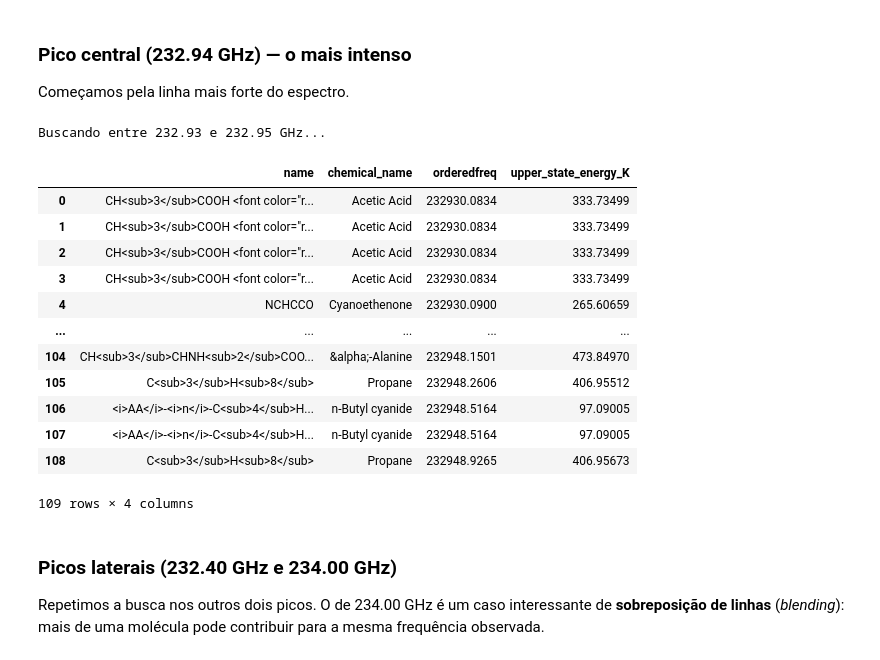
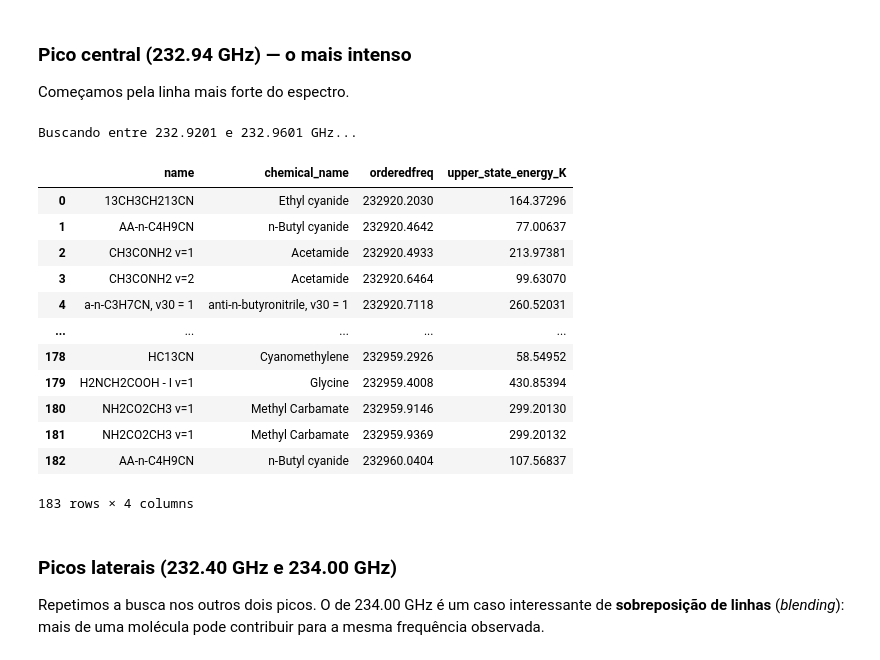
Before and after one commit to rrf-astro/Astroquimica_nebulosa_Orion, a Jupyter notebook: Espectro_OMC-1.ipynb, the cells around one changed output. Cells and saved outputs as stored; diff of their text form; code cells hidden in the pictures.

```diff
--- a/Espectro_OMC-1.ipynb
+++ b/Espectro_OMC-1.ipynb
@@ -236,7 +224,8 @@ mais intenso — a nossa **"Região 5"**.
 > vazios marcados como `NaN` nas bordas; essas funções os ignoram.
 # %%
 # Mapa de intensidade maxima: "achata" o eixo espectral (axis=0).
-mapa_max = np.nanmax(cubo, axis=0)
+with np.errstate(all="ignore"):          # bordas do cubo são todas-NaN; ignoramos o aviso
+    mapa_max = np.nanmax(np.where(np.isfinite(cubo), cubo, np.nan), axis=0)
 
 # Coordenadas (y, x) do pixel mais brilhante de todo o cubo.
 y_pico, x_pico = np.unravel_index(np.nanargmax(mapa_max), mapa_max.shape)
@@ -256,10 +274,24 @@ Geramos a figura de dois painéis usada no artigo: à esquerda o mapa da nuvem c
 de pico destacado; à direita o espectro extraído nesse ponto. A figura é salva em
 `figuras/fig3_mapa_espectro.png`.
 # %%
+from matplotlib.colors import LogNorm
+
+FREQ_MIN, FREQ_MAX = freq_ghz.min(), freq_ghz.max()
+MARGEM_X = 0.01 * (FREQ_MAX - FREQ_MIN)
+
 fig, (ax1, ax2) = plt.subplots(1, 2, figsize=(14, 5))
 
-# --- Painel esquerdo: mapa espacial ---
-im = ax1.imshow(mapa_max, origin="lower", cmap="inferno")
+# --- Painel esquerdo: recorte ao redor da fonte, escala logarítmica ---
+margem = 40
+y0, y1 = max(0, y_pico - margem), min(mapa_max.shape[0], y_pico + margem)
+x0, x1 = max(0, x_pico - margem), min(mapa_max.shape[1], x_pico + margem)
+recorte = mapa_max[y0:y1, x0:x1]
+vmin = np.nanpercentile(recorte[recorte > 0], 5)
+vmax = np.nanmax(recorte)
+
+im = ax1.imshow(recorte, origin="lower", cmap="inferno",
+                norm=LogNorm(vmin=max(vmin, 1e-3), vmax=vmax),
+                extent=[x0, x1, y0, y1])
 ax1.plot(x_pico, y_pico, marker="+", color="cyan", markersize=15,
          markeredgewidth=2.0, label=f"Pico (X={x_pico}, Y={y_pico})")
 ax1.set_xlabel("Pixel (eixo X)")
@@ -270,11 +302,22 @@ cbar = fig.colorbar(im, ax=ax1, label="Intensidade máxima (Jy/beam)",
 cbar.ax.tick_params(direction="in")
 estilo_sm(ax1)
 
-# --- Painel direito: espectro no pixel de pico ---
+# --- Painel direito: espectro com picos detectados marcados ---
+# Os rótulos de frequência ficam ancorados no topo do quadro (coordenada de eixo,
+# não de dado) e na vertical: assim nunca colidem com a moldura nem com picos de
+# alturas muito diferentes, mesmo para o pico mais próximo da borda direita. Uma
+# pequena margem em x (MARGEM_X) evita que picos nas extremidades fiquem colados
+# à moldura.
 ax2.plot(freq_ghz, espectro_pico, color="black", linewidth=0.8)
+for f, a in zip(freq_picos, alt_picos):
+    ax2.axvline(f, color="tab:red", linestyle="--", linewidth=0.7, alpha=0.6)
+    ax2.annotate(f"{f:.3f}", xy=(f, 1.0), xycoords=("data", "axes fraction"),
+                 xytext=(0, 3), textcoords="offset points",
+                 rotation=90, ha="center", va="bottom", fontsize=8,
+                 color="tab:red", clip_on=False, annotation_clip=False)
 ax2.set_xlabel(r"Frequência (GHz)")
 ax2.set_ylabel("Intensidade (Jy/beam)")
-ax2.set_xlim(freq_ghz.min(), freq_ghz.max())
+ax2.set_xlim(FREQ_MIN - MARGEM_X, FREQ_MAX + MARGEM_X)
 ax2.ticklabel_format(useOffset=False, style="plain")
 estilo_sm(ax2)
 
@@ -384,23 +509,26 @@ def investigar_pico(freq_min_ghz, freq_max_ghz, limite_k=LIMITE_ENERGIA_K):
 
 Começamos pela linha mais forte do espectro.
 # %%
-cand_central = investigar_pico(232.93, 232.95)
+# Centrado na frequência OBSERVADA do pico central (232.9401 GHz), não em um
+# valor arredondado a mão — evita o erro de digitar (fmin, fmax) onde a função
+# espera (frequência_central, meia_largura).
+cand_central = investigar_pico(232.9401)
 cand_central
 # %% [output]
-Buscando entre 232.93 e 232.95 GHz...
+Buscando entre 232.9201 e 232.9601 GHz...
 |  | name | chemical_name | orderedfreq | upper_state_energy_K |
-| 0 | CH<sub>3</sub>COOH <font color="r... | Acetic Acid | 232930.0834 | 333.73499 |
-| 1 | CH<sub>3</sub>COOH <font color="r... | Acetic Acid | 232930.0834 | 333.73499 |
-| 2 | CH<sub>3</sub>COOH <font color="r... | Acetic Acid | 232930.0834 | 333.73499 |
-| 3 | CH<sub>3</sub>COOH <font color="r... | Acetic Acid | 232930.0834 | 333.73499 |
-| 4 | NCHCCO | Cyanoethenone | 232930.0900 | 265.60659 |
+| 0 | 13CH3CH213CN | Ethyl cyanide | 232920.2030 | 164.37296 |
+| 1 | AA-n-C4H9CN | n-Butyl cyanide | 232920.4642 | 77.00637 |
+| 2 | CH3CONH2 v=1 | Acetamide | 232920.4933 | 213.97381 |
+| 3 | CH3CONH2 v=2 | Acetamide | 232920.6464 | 99.63070 |
+| 4 | a-n-C3H7CN, v30 = 1 | anti-n-butyronitrile, v30 = 1 | 232920.7118 | 260.52031 |
 | ... | ... | ... | ... | ... |
-| 104 | CH<sub>3</sub>CHNH<sub>2</sub>COO... | &alpha;-Alanine | 232948.1501 | 473.84970 |
-| 105 | C<sub>3</sub>H<sub>8</sub> | Propane | 232948.2606 | 406.95512 |
-| 106 | <i>AA</i>-<i>n</i>-C<sub>4</sub>H... | n-Butyl cyanide | 232948.5164 | 97.09005 |
-| 107 | <i>AA</i>-<i>n</i>-C<sub>4</sub>H... | n-Butyl cyanide | 232948.5164 | 97.09005 |
-| 108 | C<sub>3</sub>H<sub>8</sub> | Propane | 232948.9265 | 406.95673 |
+| 178 | HC13CN | Cyanomethylene | 232959.2926 | 58.54952 |
+| 179 | H2NCH2COOH - I v=1 | Glycine | 232959.4008 | 430.85394 |
+| 180 | NH2CO2CH3 v=1 | Methyl Carbamate | 232959.9146 | 299.20130 |
+| 181 | NH2CO2CH3 v=1 | Methyl Carbamate | 232959.9369 | 299.20132 |
+| 182 | AA-n-C4H9CN | n-Butyl cyanide | 232960.0404 | 107.56837 |
-109 rows × 4 columns
+183 rows × 4 columns
 # %% [markdown]
 ### Picos laterais (232.40 GHz e 234.00 GHz)
 
```
Also changed, not shown: parts of 8 cells of this notebook, 5 other files.
